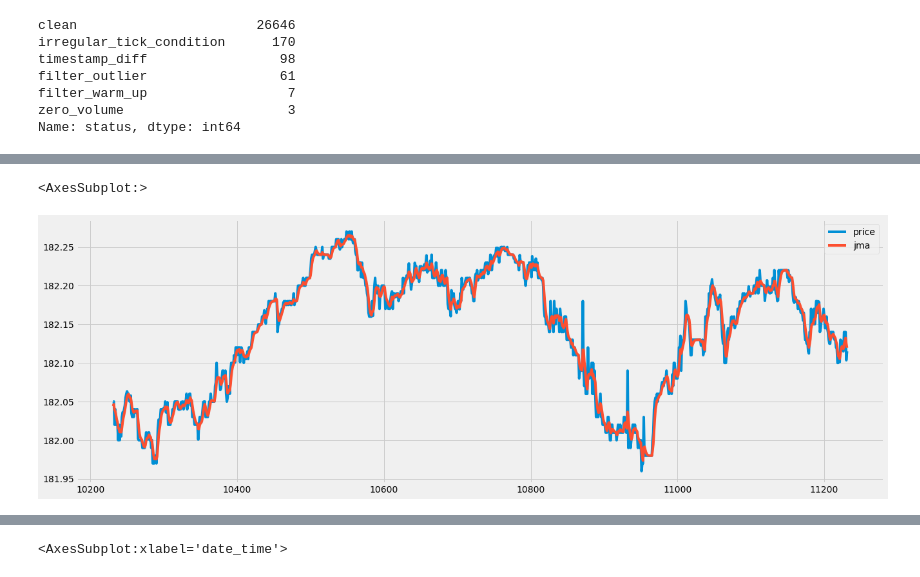
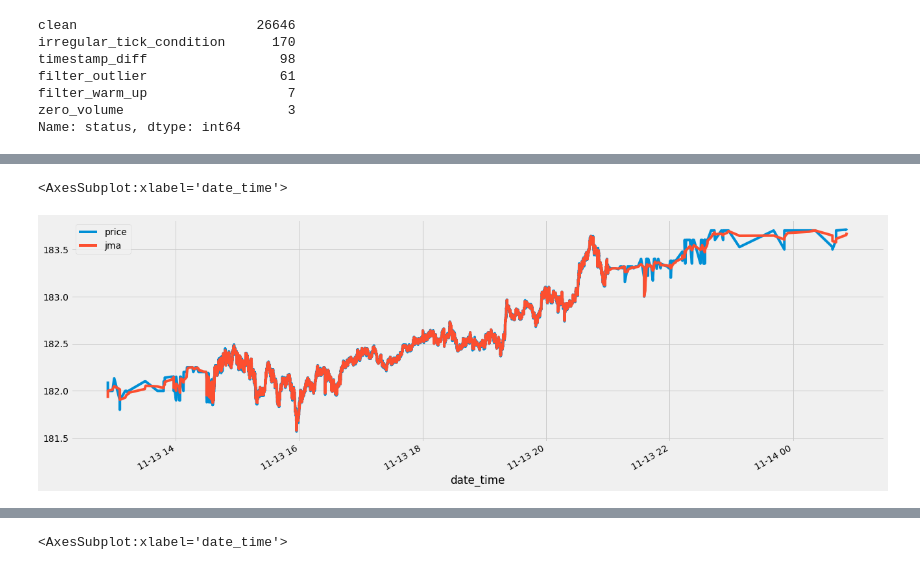
Before and after one commit to bobcolner/pandas-polygon, a Jupyter notebook: nb_notebook.ipynb, the cells around one changed output, grey strips where cells are left out. Saved outputs shown, nothing was run; the diff lists cells and outputs as text; code cells hidden in the pictures.

```diff
--- a/nb_notebook.ipynb
+++ b/nb_notebook.ipynb
@@ -84,4 +69,18 @@ VTI 2020-11-13 trying to get data from local file...
 # %%
+rs = daily_df[daily_df.date == date]['range_jma_lag'].values[0] / 30
+
+thresh = {
+    # max thresholds
+    'renko_size': rs,
+    'renko_return': 'jma_return',
+    'renko_reveral_multiple': 2,
+    'max_duration_sec': 60*60*2,  # 2hours
+
+    # min thresholds
+    'min_duration_sec': 15,
+    'min_tick_count': 30,
+}
+
 # sample bars
 bars, ticks = bs.build_bars(ticks_df, thresh)
 
@@ -126,5 +131,5 @@ Name: pct_diff, dtype: float64
 # %%
-ticks2_df[ticks2_df.status=='clean'][['price', 'jma']][10000:11000].plot()
+ticks2_df[ticks2_df.status=='clean'].set_index('date_time').loc[:, ['price', 'jma']].plot()
 # %% [output]
-<AxesSubplot:>
+<AxesSubplot:xlabel='date_time'>
-[figure, old version]
+[figure, new version]
```
Also changed, not shown: parts of 13 cells of this notebook, 2 other files.
